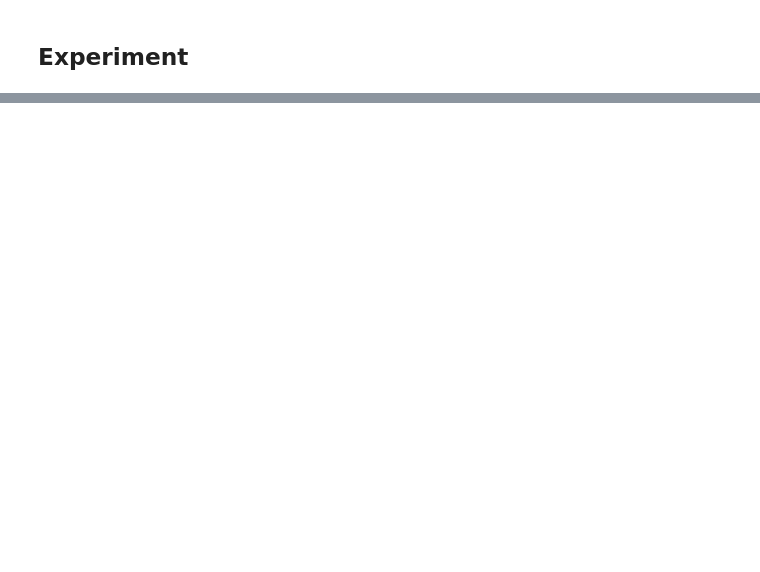
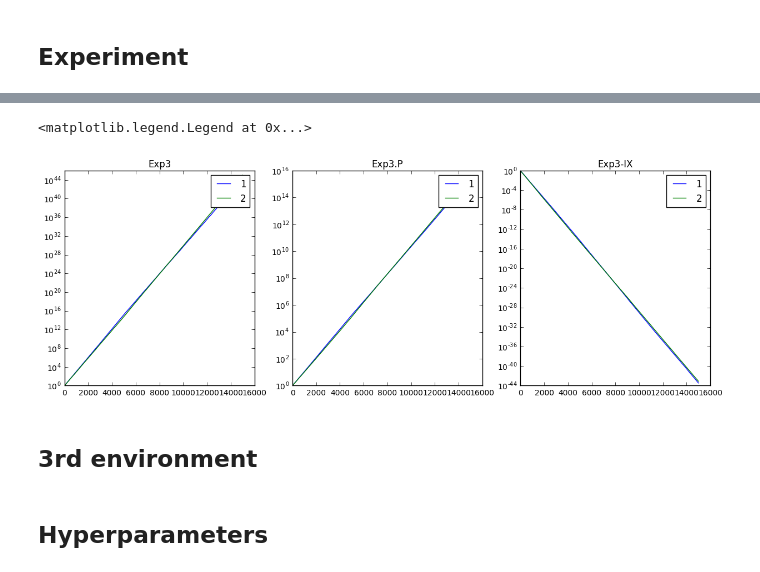
Before and after one commit to NicolasSchreuder/AdversarialBandit, a Jupyter notebook: 2 switching bandits.ipynb, the cells around one changed output, grey strips where cells are left out. Saved outputs shown, nothing was run; the diff lists cells and outputs as text; code cells hidden in the pictures; blank space fills up the shorter version.

```diff
--- a/2 switching bandits.ipynb
+++ b/2 switching bandits.ipynb
@@ -118,0 +228,29 @@ plt.legend([1, 2])
+# %%
+plt.figure(figsize=(15, 5))
+
+plt.subplot(1, 3, 1)
+
+plt.semilogy()
+plt.plot(Weights[0])
+plt.title("Exp3")
+plt.legend([1, 2])
+
+plt.subplot(1, 3, 2)
+
+plt.semilogy()
+plt.plot(Weights[1])
+plt.title("Exp3.P")
+plt.legend([1, 2])
+
+plt.subplot(1, 3, 3)
+
+plt.semilogy()
+plt.plot(Weights[2])
+plt.title("Exp3-IX")
+
+plt.legend([1, 2])
+# %% [output]
+<matplotlib.legend.Legend at 0x...>
+[figure, added]
+# %% [markdown]
+## 3rd environment
@@ -118,0 +265,2 @@ plt.legend([1, 2])
+# %% [markdown]
+## Hyperparameters
```
Also changed, not shown: parts of 28 cells of this notebook.
